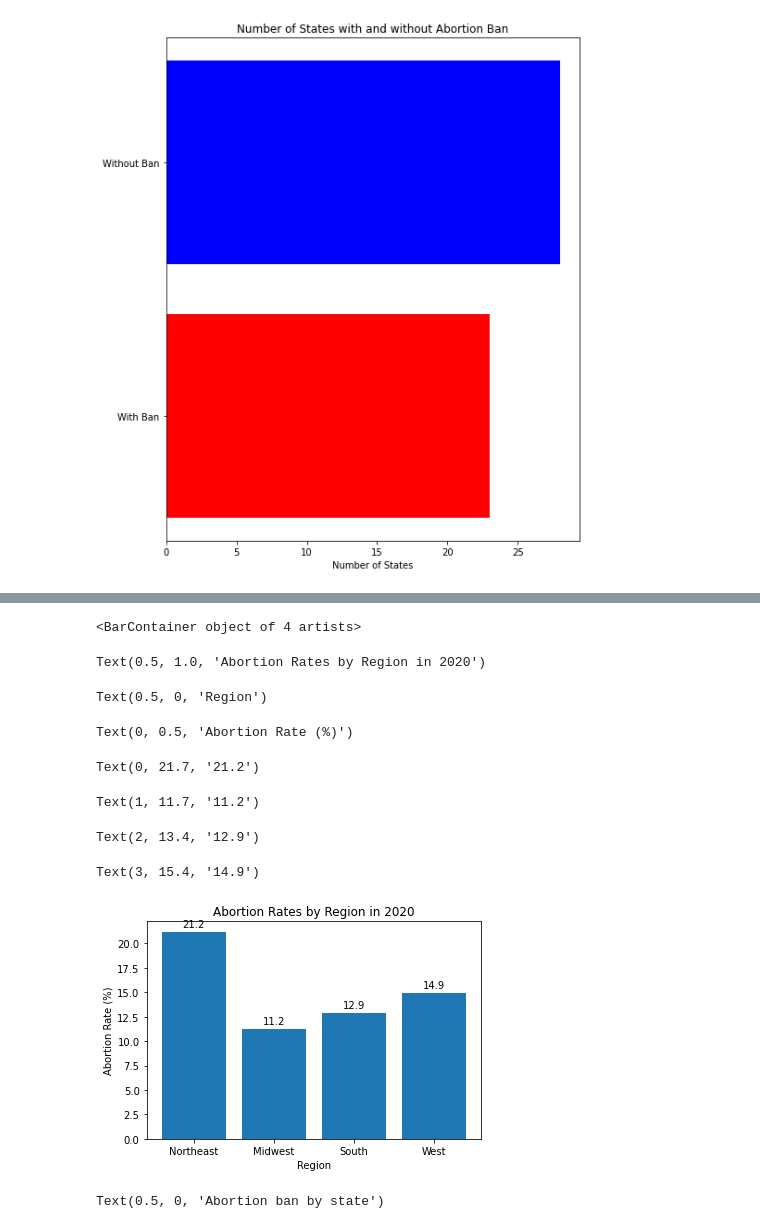
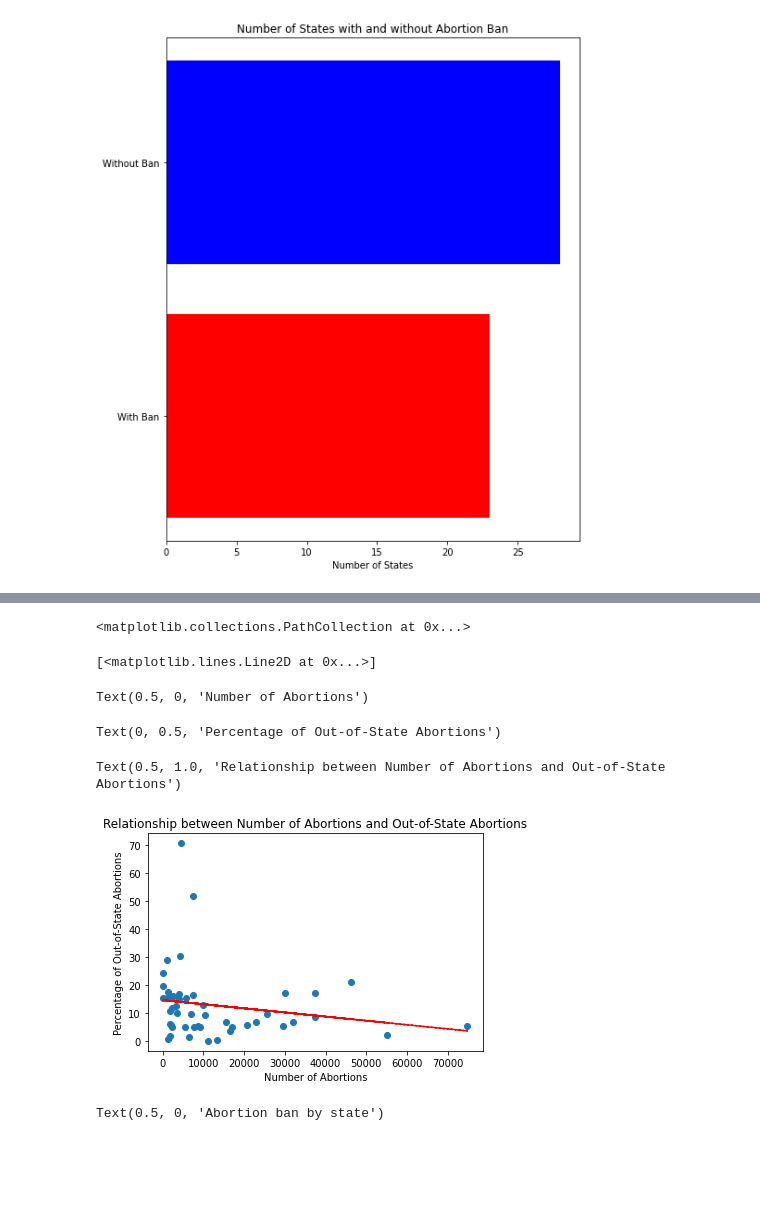
Before and after one commit to Mmarlo5/psychic-doodle, a Jupyter notebook: Problem_Set_4.ipynb, the cells around one changed output, grey strips where cells are left out. Cells and saved outputs as stored; diff of their text form; code cells hidden in the pictures; blank space fills up the shorter version.

```diff
--- a/Problem_Set_4.ipynb
+++ b/Problem_Set_4.ipynb
@@ -262,34 +371,30 @@ Text(0.5, 1.0, 'Abortion Rates by State - 2020')
-# %%
-# data for the chart
-regions = ['Northeast', 'Midwest', 'South', 'West']
-abortion_rates = [21.2, 11.2, 12.9, 14.9]
-
-# bar chart
-plt.bar(regions, abortion_rates)
-
-# set the chart title and axis labels
-plt.title('Abortion Rates by Region in 2020')
-plt.xlabel('Region')
-plt.ylabel('Abortion Rate (%)')
-
-# labels for the values on top of the bars
-for i, v in enumerate(abortion_rates):
- plt.text(i, v + 0.5, str(v), ha='center')
-
-# display the chart
-plt.show()
-
-#This graph shows that the highest percentage of abortions in 2020 were located in the Northeast
-# %% [output]
-<BarContainer object of 4 artists>
-Text(0.5, 1.0, 'Abortion Rates by Region in 2020')
-Text(0.5, 0, 'Region')
-Text(0, 0.5, 'Abortion Rate (%)')
-Text(0, 21.7, '21.2')
-Text(1, 11.7, '11.2')
-Text(2, 13.4, '12.9')
-Text(3, 15.4, '14.9')
-[figure, removed]
+# %%
+# Fit a linear regression line to the data
+z = np.polyfit(df['No.'], df['Out of Area %'], 1)
+p = np.poly1d(z)
+
+# Create scatter plot
+plt.scatter(df['No.'], df['Out of Area %'])
+
+# Add trend line
+plt.plot(df['No.'],p(df['No.']),"r--")
+
+# Set axis labels and title
+plt.xlabel('Number of Abortions')
+plt.ylabel('Percentage of Out-of-State Abortions')
+plt.title('Relationship between Number of Abortions and Out-of-State Abortions')
+
+# Show plot
+plt.show()
+
+#This graph shows that there is a slight correlation between the number of abortions and the percentage of out-of-state abortions
+# %% [output]
+<matplotlib.collections.PathCollection at 0x...>
+[<matplotlib.lines.Line2D at 0x...>]
+Text(0.5, 0, 'Number of Abortions')
+Text(0, 0.5, 'Percentage of Out-of-State Abortions')
+Text(0.5, 1.0, 'Relationship between Number of Abortions and Out-of-State Abortions')
+[figure, added]
 # %%
 # Data - percentage of abortions by state
 abortion_pct = [20, 24, 15, 18, 27, 22, 30, 32, 16, 19, 23, 21, 33, 26, 29, 35, 17, 25, 31, 28, 34, 36, 37, 38, 39, 40, 41, 42, 43, 44, 45, 46, 47, 48, 49, 50, 51]
```
Also changed, not shown: parts of 9 cells of this notebook.
